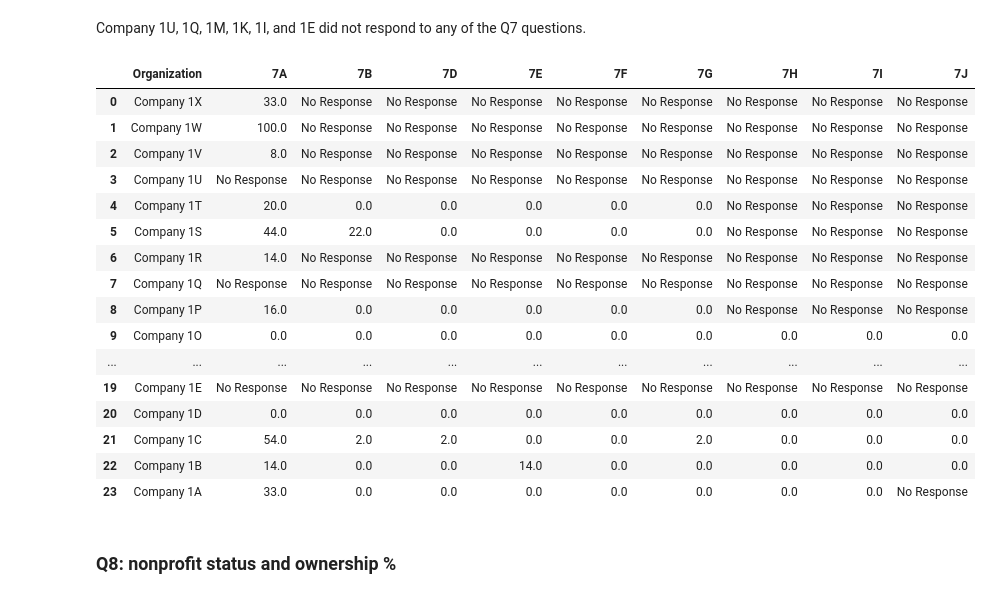
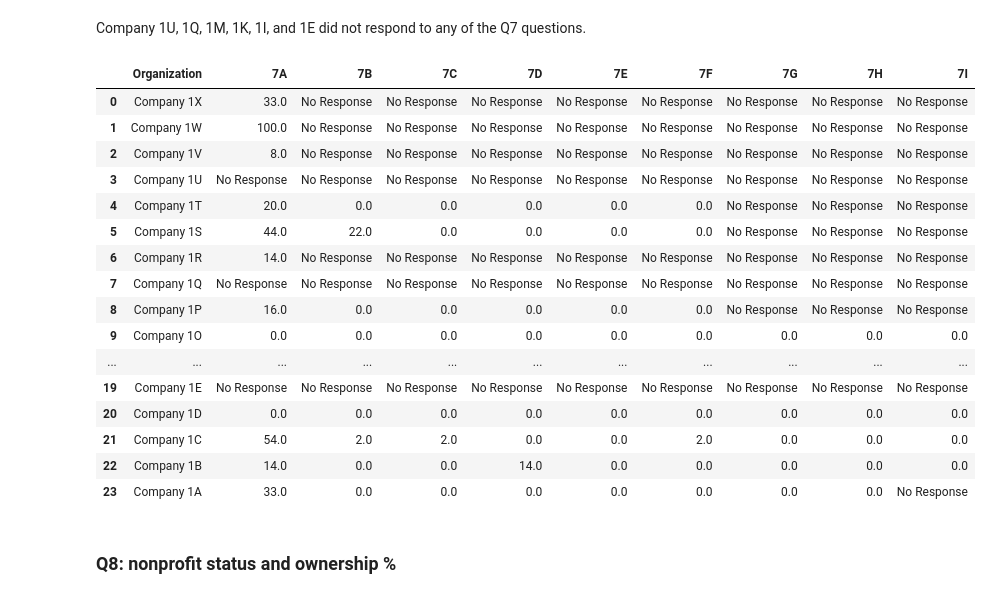
Before and after one commit to anushasilla/gender-ideal, a Jupyter notebook: code/Leader_Data_Cleaning.ipynb, the cells around one changed output. Saved outputs shown, nothing was run; the diff lists cells and outputs as text; code cells hidden in the pictures.

```diff
--- a/code/Leader_Data_Cleaning.ipynb
+++ b/code/Leader_Data_Cleaning.ipynb
@@ -104,13 +104,13 @@ df.rename(columns={'Leadership Demographics: Has your organization conducted a r
 
                    '% Board of Directors or Governing Body who identify as Women':"7A",
        '% Women Board of Directors or Governing Body who identify as Black or African American':"7B",
-       '%  Women Board of Directors or Governing Body who identify as Latina':"7D",
-       '%  Women Board of Directors or Governing Body who identify as Asian':"7E",
-       '% Women Board of Directors or Governing Body who identify as Native American/Alaskan/Pacific Islander:':"7F",
-       '% Women Board of Directors or Governing Body who identify as Mixed-Race:':"7G",
-       '% Women Board of Directors or Governing Body who identify as LGBTQ:':"7H",
-       '% Women Board of Directors or Governing Body with disabilities':"7I",
-       '% Board of Directors or Governing Body who identify as Gender non-binary':"7J",
+       '%  Women Board of Directors or Governing Body who identify as Latina':"7C",
+       '%  Women Board of Directors or Governing Body who identify as Asian':"7D",
+       '% Women Board of Directors or Governing Body who identify as Native American/Alaskan/Pacific Islander:':"7E",
+       '% Women Board of Directors or Governing Body who identify as Mixed-Race:':"7F",
+       '% Women Board of Directors or Governing Body who identify as LGBTQ:':"7G",
+       '% Women Board of Directors or Governing Body with disabilities':"7H",
+       '% Board of Directors or Governing Body who identify as Gender non-binary':"7I",
 
                    'Our organization is not-for-profit.': "8A",
        '% Ownership who identify as Women':"8B",
@@ -220,4 +200,6 @@ df
 # %%
+#changing Company 1J value for Q3B from 734 to 66 (734/1105)= 66%
+df.loc[14, '3B'] = 66
 #Printing out the column names
 df.columns
 # %% [output]
@@ -360,10 +342,10 @@ df[['Organization','6A', '6B', '6C', '6D', '6E', '6F', '6G', '6H', '6I']]
 # %% [markdown]
 Company 1U, 1Q, 1M, 1K, 1I, and 1E did not respond to any of the Q7 questions.
 # %%
-df[['Organization','7A','7B', '7D', '7E', '7F', '7G', '7H', '7I', '7J']] = df[['Organization','7A','7B', '7D', '7E', '7F', '7G', '7H', '7I', '7J']].fillna("No Response")
-df[['Organization','7A','7B', '7D', '7E', '7F', '7G', '7H', '7I', '7J']]
+df[['Organization','7A','7B', '7C', '7D', '7E', '7F', '7G', '7H', '7I']] = df[['Organization','7A','7B', '7C', '7D', '7E', '7F', '7G', '7H', '7I']].fillna("No Response")
+df[['Organization','7A','7B', '7C', '7D', '7E', '7F', '7G', '7H', '7I']]
 # %% [output]
-|  | Organization | 7A | 7B | 7D | 7E | 7F | 7G | 7H | 7I | 7J |
+|  | Organization | 7A | 7B | 7C | 7D | 7E | 7F | 7G | 7H | 7I |
 | 0 | Company 1X | 33.0 | No Response | No Response | No Response | No Response | No Response | No Response | No Response | No Response |
 | 1 | Company 1W | 100.0 | No Response | No Response | No Response | No Response | No Response | No Response | No Response | No Response |
 | 2 | Company 1V | 8.0 | No Response | No Response | No Response | No Response | No Response | No Response | No Response | No Response |
```
Also changed, not shown: parts of 3 cells of this notebook, 1 other file.
